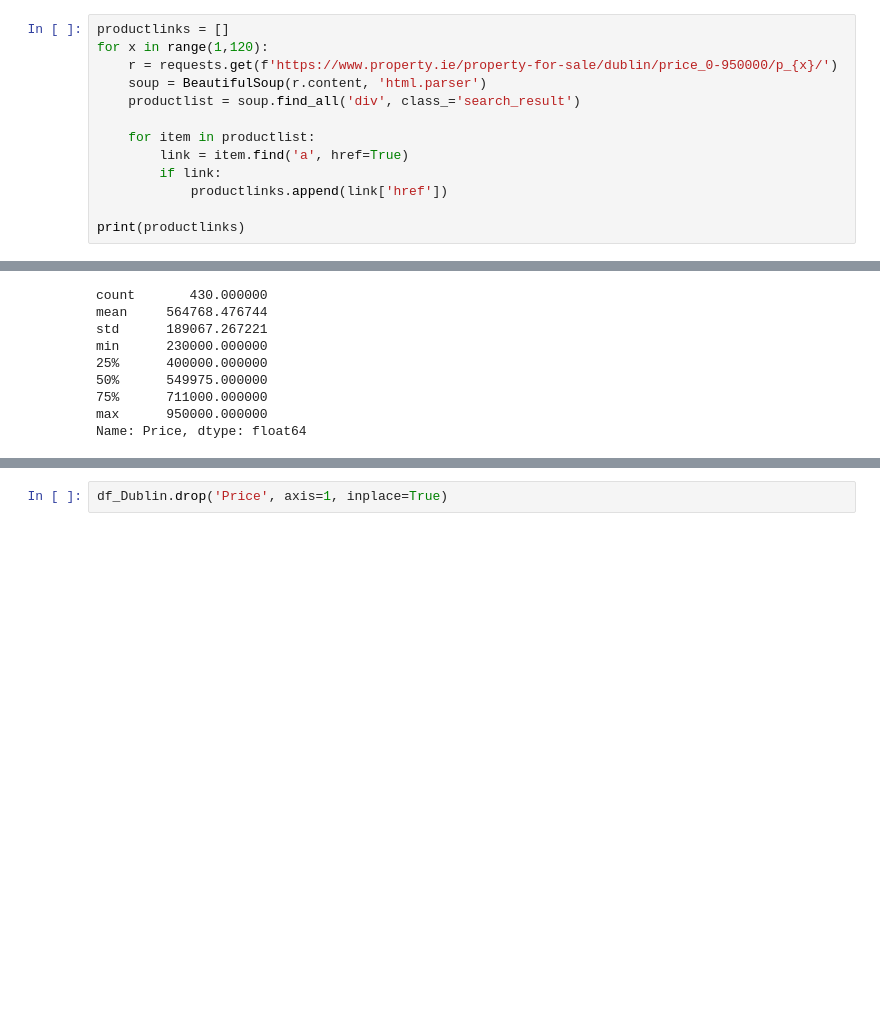
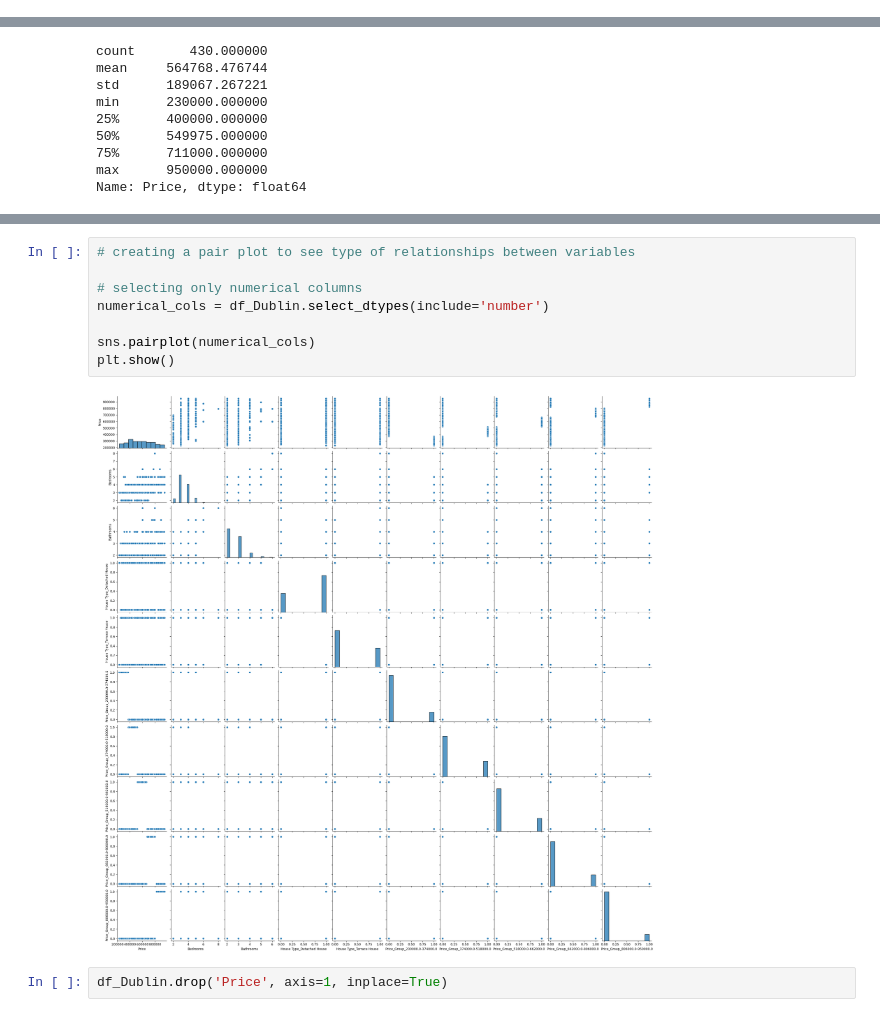
Before and after one commit to EsteraDA/CA2, a Jupyter notebook: ML/Dublin_House ML & Web Scraping.ipynb, the cells around one changed output, grey strips where cells are left out. Drawn from its saved outputs; the diff is of its cells as text; blank space fills up the shorter version.

```diff
--- a/ML/Dublin_House ML & Web Scraping.ipynb
+++ b/ML/Dublin_House ML & Web Scraping.ipynb
@@ -17,16 +17,3 @@ from sklearn.model_selection import train_test_split, GridSearchCV
 headers = { "User-Agent": "Mozilla/5.0 (Windows NT 10.0; Win64; x64) AppleWebKit/537.36 (KHTML, like Gecko) Chrome/105.0.0.0 Safari/537.36 Edg/105.0.1343.27", "Accept-Encoding":"gzip, deflate", "Accept":"text/html,application/xhtml+xml,application/xml;q=0.9,*/*;q=0.8", "DNT":"1","Connection":"close", "Upgrade-Insecure-Requests":"1"}
 # %% [markdown]
 baseurl = 'https://www.property.ie/property-for-sale/dublin/price_0-950000/'
-# %%
-productlinks = []
-for x in range(1,120):
-    r = requests.get(f'https://www.property.ie/property-for-sale/dublin/price_0-950000/p_{x}/')
-    soup = BeautifulSoup(r.content, 'html.parser')
-    productlist = soup.find_all('div', class_='search_result')
-
-    for item in productlist:
-        link = item.find('a', href=True)
-        if link:
-            productlinks.append(link['href'])
-
-print(productlinks)
@@ -277,6 +279,16 @@ df_Dublin.head()
 | 3 | 795000 | 4 | 5 | County | 1 | 0 | ... |
 | 4 | 449000 | 3 | 3 | County | 1 | 0 | ... |
 | 5 | 545000 | 4 | 2 | County | 1 | 0 | ... |
+# %%
+# creating a pair plot to see type of relationships between variables
+
+# selecting only numerical columns
+numerical_cols = df_Dublin.select_dtypes(include='number')
+
+sns.pairplot(numerical_cols)
+plt.show()
+# %% [output]
+[figure, added]
 # %%
 df_Dublin.drop('Price', axis=1, inplace=True)
 # %%
```
Also changed, not shown: parts of 68 cells of this notebook.
